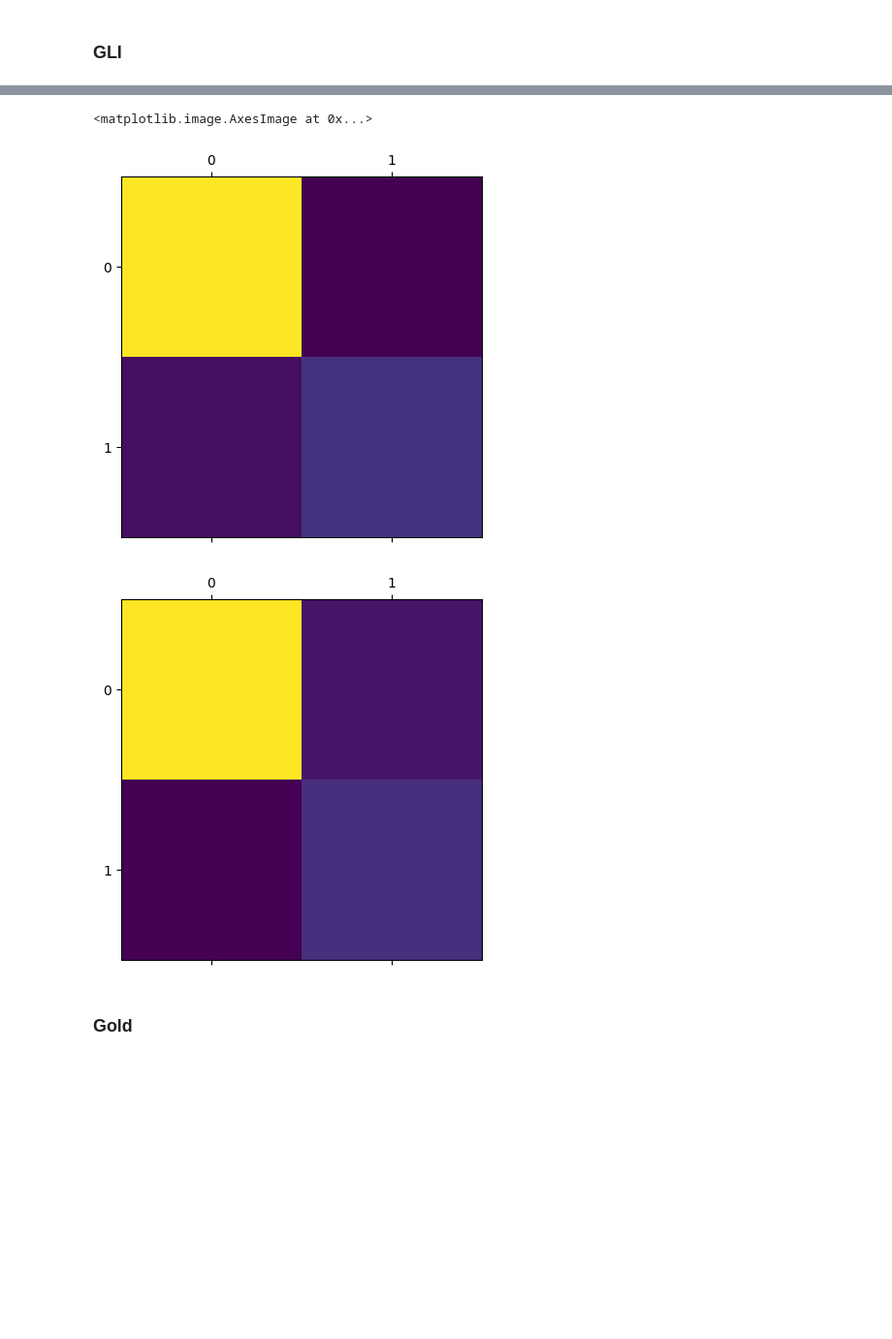
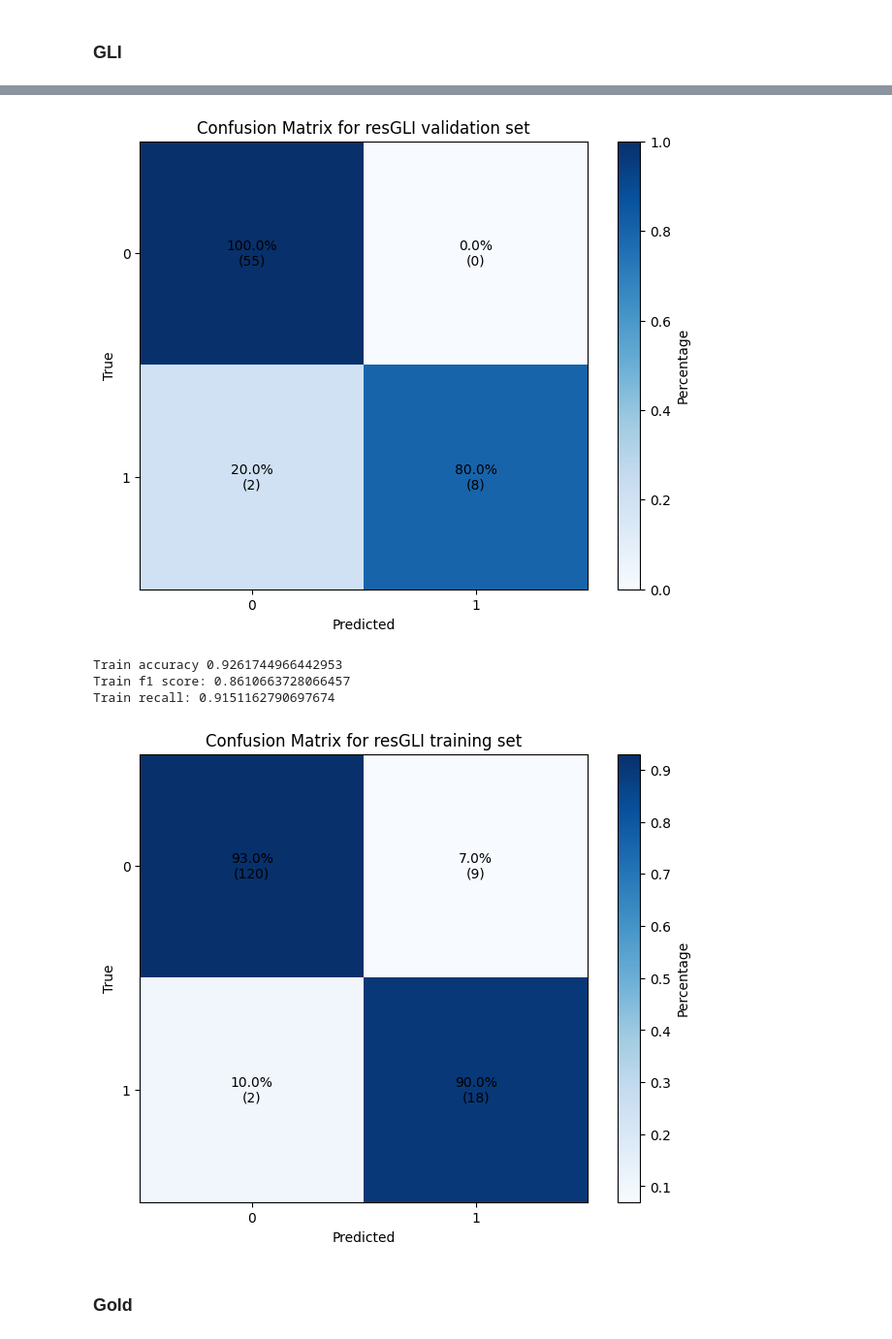
Before and after one commit to proydeia/deia, a Jupyter notebook: ds/graficos.ipynb, the cells around one changed output, grey strips where cells are left out. Shown: that part at 97% size. Drawn from its saved outputs; the diff is of its cells as text; code cells hidden in the pictures; blank space fills up the shorter version.

Commit message:
Better confusion matrices

```diff
--- a/ds/graficos.ipynb
+++ b/ds/graficos.ipynb
@@ -39,6 +39,28 @@ modelObsGold = pickle.load(open('modelObsGold.pkl', 'rb'))
 modelResGold = pickle.load(open('modelResGold.pkl', 'rb'))
 modelObsGoldV2 = pickle.load(open('modelObsGoldV2.pkl', 'rb'))
 modelResGoldV2 = pickle.load(open('modelResGoldV2.pkl', 'rb'))
+# %%
+def plot_confusion_matrix(matrix, title='Confusion Matrix'):
+    # Normalize by dividing each row by its sum to get percentages per class
+    matrix_percentage = matrix.astype('float') / matrix.sum(axis=1)[:, np.newaxis]
+    matrix_percentage = np.nan_to_num(matrix_percentage) # Replace NaN with 0
+
+    plt.figure(figsize=(8, 6))
+    plt.imshow(matrix_percentage, cmap='Blues')
+    plt.title(title)
+    plt.colorbar(label='Percentage')
+
+    # Add percentage annotations
+    for i in range(matrix.shape[0]):
+        for j in range(matrix.shape[1]):
+            plt.text(j, i, f'{matrix_percentage[i, j]:.1%}\n({matrix[i, j]})',
+                    ha='center', va='center')
+
+    plt.xticks(np.arange(matrix.shape[1]), labels=np.arange(matrix.shape[1]))
+    plt.yticks(np.arange(matrix.shape[0]), labels=np.arange(matrix.shape[0]))
+    plt.xlabel('Predicted')
+    plt.ylabel('True')
+    return plt.gcf()
 # %% [markdown]
 ## Datasets
 # %% [markdown]
@@ -275,19 +297,19 @@ for item in resGLICopy:
 
 xObsTrain, xObsVal, yObsTrain, yObsVal = train_test_split(xObs, yObs, test_size=0.3, random_state=42)
 # %%
-print(accuracy_score(yObsVal, modelResGLI.predict(pd.DataFrame(xObsVal))))
-print(f1_score(yObsVal, modelResGLI.predict(pd.DataFrame(xObsVal)), average='macro'))
-print(recall_score(yObsVal, modelResGLI.predict(pd.DataFrame(xObsVal)), average='macro'))
-matrix = confusion_matrix(yObsVal, modelResGLI.predict(pd.DataFrame(xObsVal)))
+print("Val accuracy", accuracy_score(yObsVal, modelResGLI.predict(pd.DataFrame(xObsVal))))
+print("Val f1 score:", f1_score(yObsVal, modelResGLI.predict(pd.DataFrame(xObsVal)), average='macro'))
+print("Val recall:", recall_score(yObsVal, modelResGLI.predict(pd.DataFrame(xObsVal)), average='macro'))
+matrix_val = confusion_matrix(yObsVal, modelResGLI.predict(pd.DataFrame(xObsVal)))
 
-print(matrix)
-plt.matshow(matrix)
+plot_confusion_matrix(matrix_val, title='Confusion Matrix for resGLI validation set')
+plt.show()
 
-print(accuracy_score(yObsTrain, modelResGLI.predict(pd.DataFrame(xObsTrain))))
-print(f1_score(yObsTrain, modelResGLI.predict(pd.DataFrame(xObsTrain)), average='macro'))
-print(recall_score(yObsTrain, modelResGLI.predict(pd.DataFrame(xObsTrain)), average='macro'))
+print("Train accuracy", accuracy_score(yObsTrain, modelResGLI.predict(pd.DataFrame(xObsTrain))))
+print("Train f1 score:", f1_score(yObsTrain, modelResGLI.predict(pd.DataFrame(xObsTrain)), average='macro'))
+print("Train recall:", recall_score(yObsTrain, modelResGLI.predict(pd.DataFrame(xObsTrain)), average='macro'))
 matrix_train = confusion_matrix(yObsTrain, modelResGLI.predict(pd.DataFrame(xObsTrain)))
 
-print(matrix_train)
-plt.matshow(matrix_train)
+plot_confusion_matrix(matrix_train, title='Confusion Matrix for resGLI training set')
+plt.show()
 # %% [output]
@@ -304,6 +319,8 @@ plt.matshow(matrix_train)
+[figure, new version]
-<matplotlib.image.AxesImage at 0x...>
+Train accuracy 0.9261744966442953
+Train f1 score: 0.8610663728066457
+Train recall: 0.9151162790697674
-[figure, old version]
-[figure, old version]
+[figure, new version]
 # %% [markdown]
 ### Gold
 # %%
```
Also changed, not shown: parts of 7 cells of this notebook.
